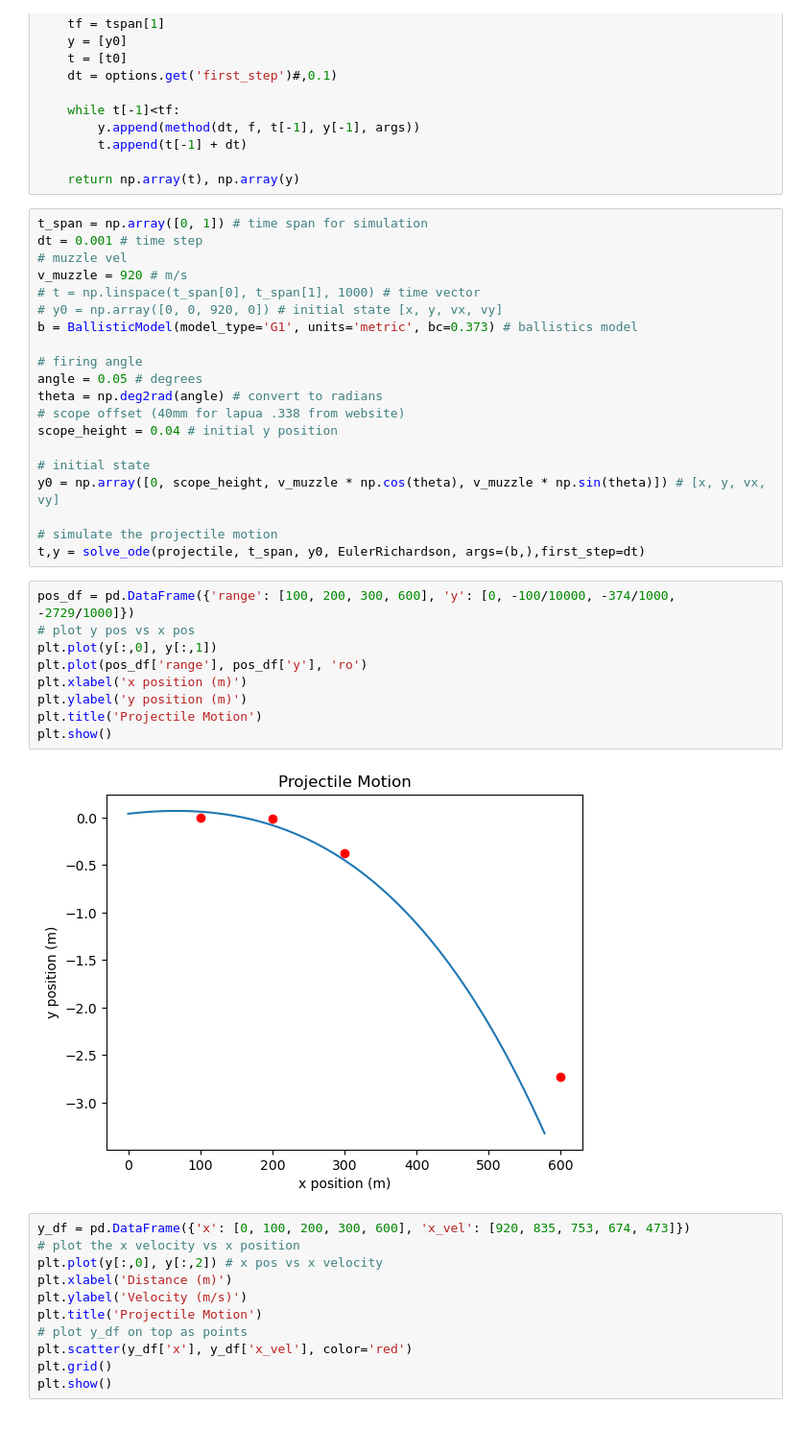
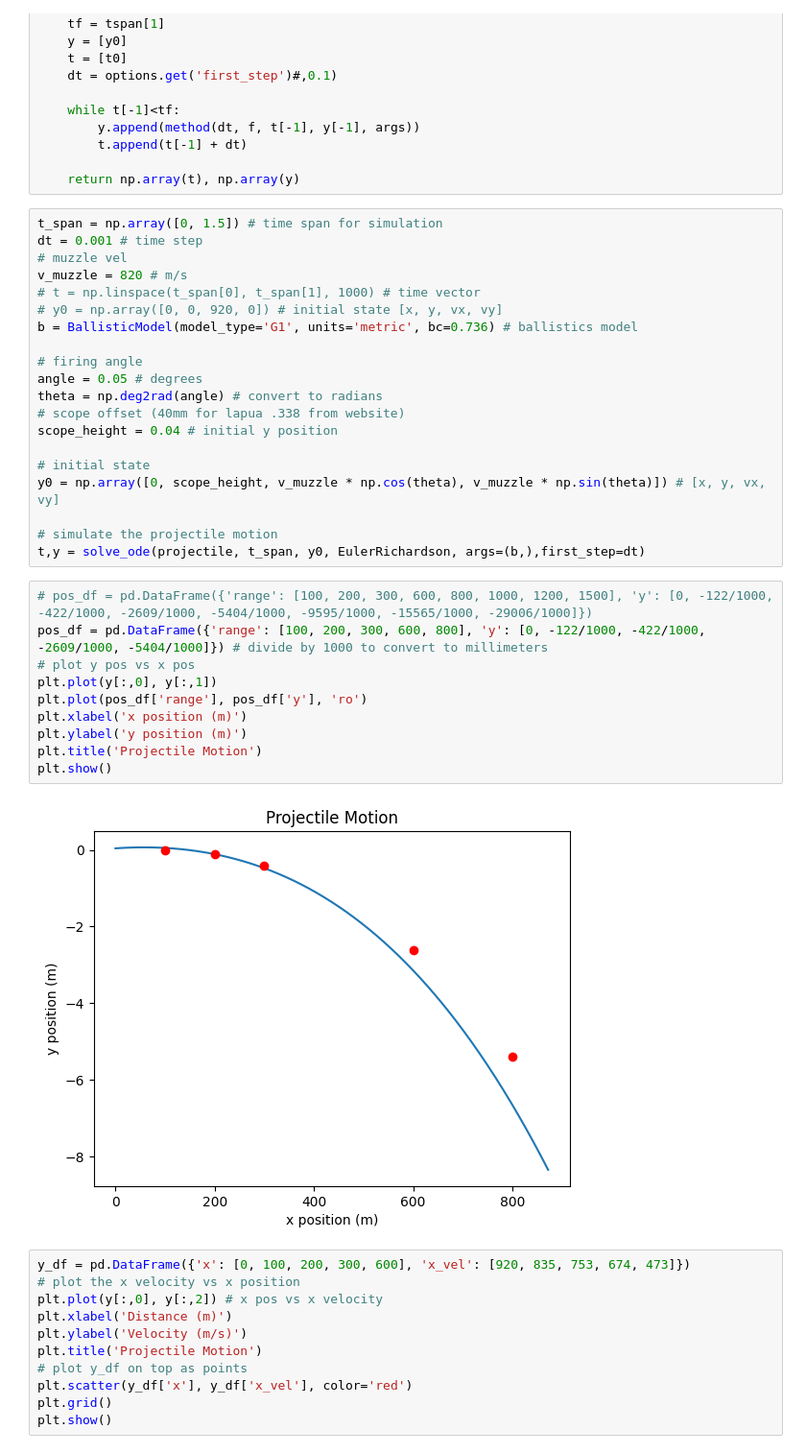
Before and after one commit to cake-dev/SimClass, a Jupyter notebook: bullet_trajectory.ipynb, the cells around one changed output. Shown at 96% size. Saved outputs shown, nothing was run; the diff lists cells and outputs as text; blank space fills up the shorter version.

```diff
--- a/bullet_trajectory.ipynb
+++ b/bullet_trajectory.ipynb
@@ -703,13 +703,13 @@ def solve_ode(f,tspan, y0, method = Euler, args=(), **options):
 
     return np.array(t), np.array(y)
 # %%
-t_span = np.array([0, 1]) # time span for simulation
+t_span = np.array([0, 1.5]) # time span for simulation
 dt = 0.001 # time step
 # muzzle vel
-v_muzzle = 920 # m/s
+v_muzzle = 820 # m/s
 # t = np.linspace(t_span[0], t_span[1], 1000) # time vector
 # y0 = np.array([0, 0, 920, 0]) # initial state [x, y, vx, vy]
-b = BallisticModel(model_type='G1', units='metric', bc=0.373) # ballistics model
+b = BallisticModel(model_type='G1', units='metric', bc=0.736) # ballistics model
 
 # firing angle
 angle = 0.05 # degrees
@@ -723,16 +723,17 @@ y0 = np.array([0, scope_height, v_muzzle * np.cos(theta), v_muzzle * np.sin(thet
 # simulate the projectile motion
 t,y = solve_ode(projectile, t_span, y0, EulerRichardson, args=(b,),first_step=dt)
 # %%
-pos_df = pd.DataFrame({'range': [100, 200, 300, 600], 'y': [0, -100/10000, -374/1000, -2729/1000]})
+# pos_df = pd.DataFrame({'range': [100, 200, 300, 600, 800, 1000, 1200, 1500], 'y': [0, -122/1000, -422/1000, -2609/1000, -5404/1000, -9595/1000, -15565/1000, -29006/1000]})
+pos_df = pd.DataFrame({'range': [100, 200, 300, 600, 800], 'y': [0, -122/1000, -422/1000, -2609/1000, -5404/1000]}) # divide by 1000 to convert to millimeters
 # plot y pos vs x pos
 plt.plot(y[:,0], y[:,1])
 plt.plot(pos_df['range'], pos_df['y'], 'ro')
 plt.xlabel('x position (m)')
 plt.ylabel('y position (m)')
 plt.title('Projectile Motion')
 plt.show()
 # %% [output]
-[figure, old version]
+[figure, new version]
 # %%
 y_df = pd.DataFrame({'x': [0, 100, 200, 300, 600], 'x_vel': [920, 835, 753, 674, 473]})
 # plot the x velocity vs x position
```
Also changed, not shown: parts of 3 cells of this notebook, 2 other files.
